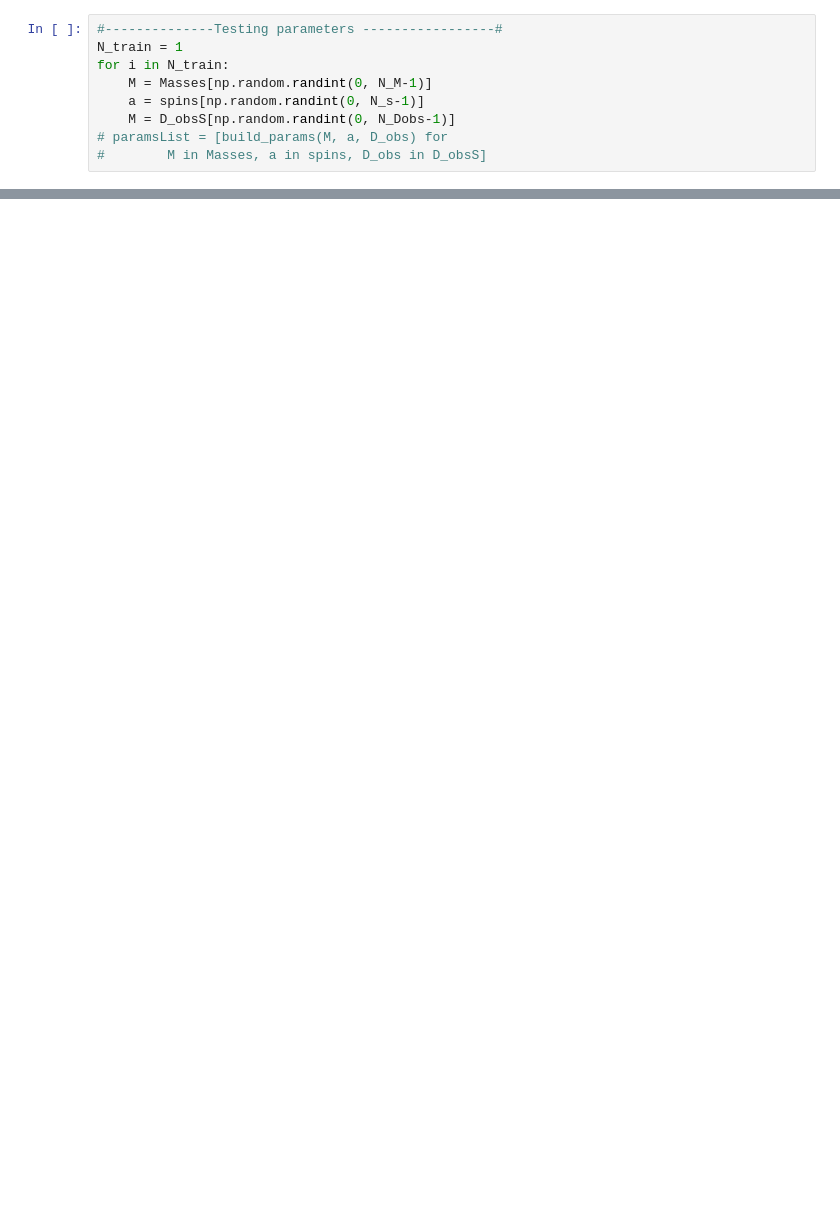
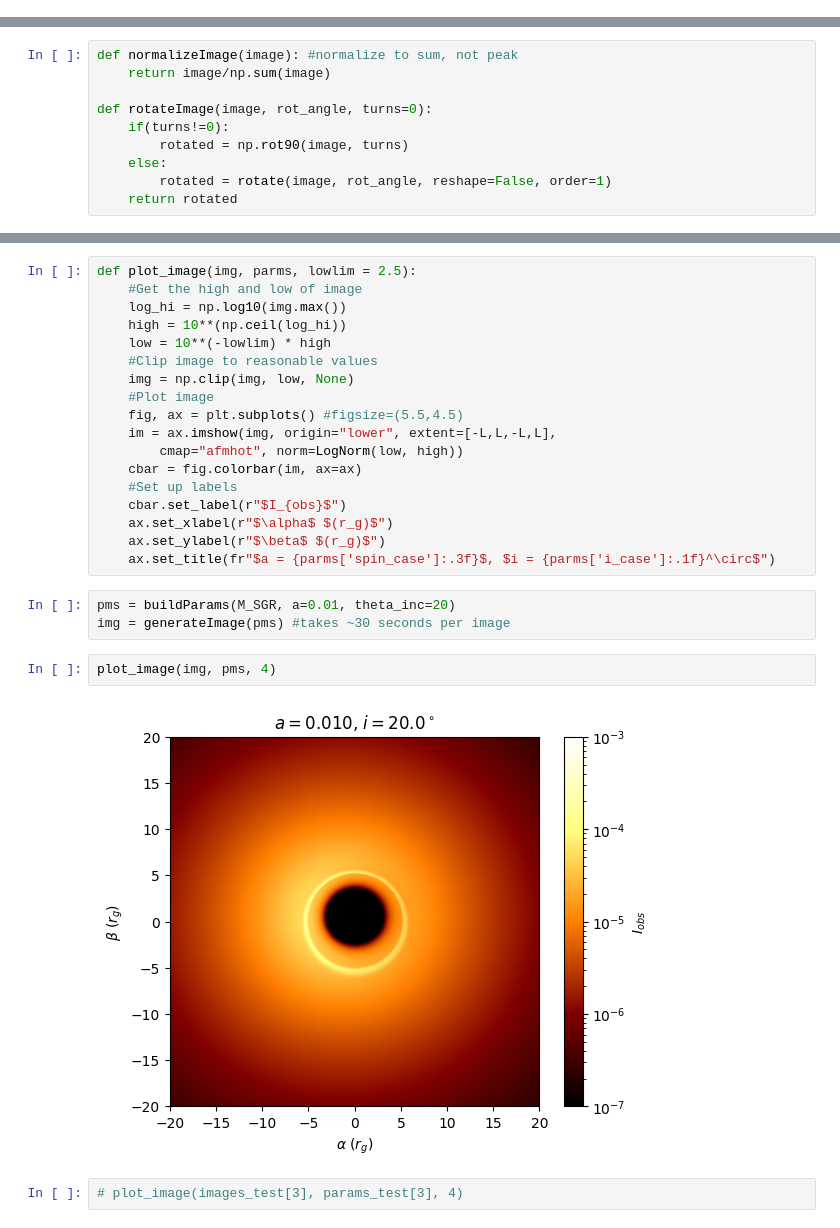
Before and after one commit to Aaron-Barrios/RAAD_Lensing, a Jupyter notebook: generating_images.ipynb, the cells around one changed output, grey strips where cells are left out. Drawn from its saved outputs; the diff is of its cells as text; blank space fills up the shorter version.

```diff
--- a/generating_images.ipynb
+++ b/generating_images.ipynb
@@ -39,11 +90,2 @@ def build_params(M, a, D_obs, p_image=1):
 
     return params
-# %%
-#--------------Testing parameters -----------------#
-N_train = 1
-for i in N_train:
-    M = Masses[np.random.randint(0, N_M-1)]
-    a = spins[np.random.randint(0, N_s-1)]
-    M = D_obsS[np.random.randint(0, N_Dobs-1)]
-# paramsList = [build_params(M, a, D_obs) for
-#        M in Masses, a in spins, D_obs in D_obsS]
@@ -75,0 +92,10 @@ class image:
+# %%
+def normalizeImage(image): #normalize to sum, not peak
+    return image/np.sum(image)
+
+def rotateImage(image, rot_angle, turns=0):
+    if(turns!=0):
+        rotated = np.rot90(image, turns)
+    else:
+        rotated = rotate(image, rot_angle, reshape=False, order=1)
+    return rotated
@@ -75,0 +148,27 @@ class image:
+# %%
+def plot_image(img, parms, lowlim = 2.5):
+    #Get the high and low of image
+    log_hi = np.log10(img.max())
+    high = 10**(np.ceil(log_hi))
+    low = 10**(-lowlim) * high
+    #Clip image to reasonable values
+    img = np.clip(img, low, None)
+    #Plot image
+    fig, ax = plt.subplots() #figsize=(5.5,4.5)
+    im = ax.imshow(img, origin="lower", extent=[-L,L,-L,L],
+        cmap="afmhot", norm=LogNorm(low, high))
+    cbar = fig.colorbar(im, ax=ax)
+    #Set up labels
+    cbar.set_label(r"$I_{obs}$")
+    ax.set_xlabel(r"$\alpha$ $(r_g)$")
+    ax.set_ylabel(r"$\beta$ $(r_g)$")
+    ax.set_title(fr"$a = {parms['spin_case']:.3f}$, $i = {parms['i_case']:.1f}^\circ$")
+# %%
+pms = buildParams(M_SGR, a=0.01, theta_inc=20)
+img = generateImage(pms) #takes ~30 seconds per image
+# %%
+plot_image(img, pms, 4)
+# %% [output]
+[figure, added]
+# %%
+# plot_image(images_test[3], params_test[3], 4)
```
Also changed, not shown: parts of 12 cells of this notebook.
